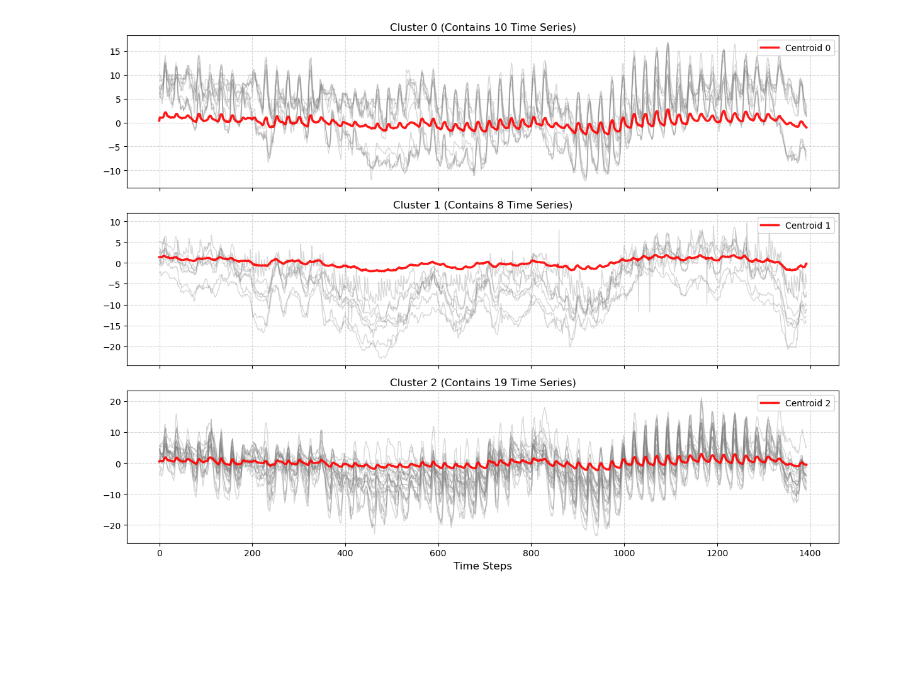
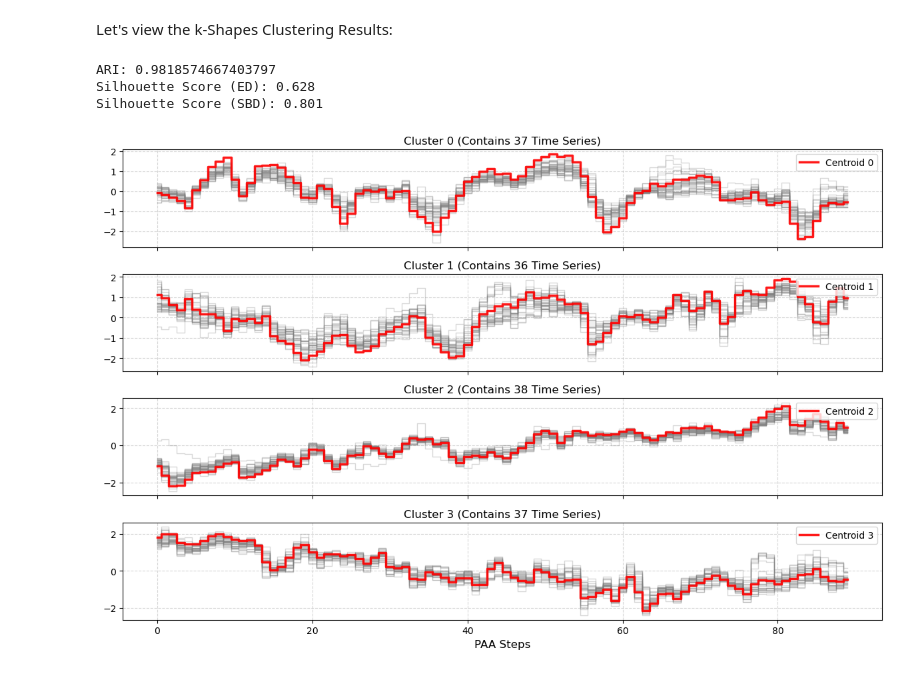
Before and after one commit to moritzspuehler/unibz-tsa-lecture-examples, a Jupyter notebook: tsa08_clustering.ipynb, the cells around one changed output. Drawn from its saved outputs; the diff is of its cells as text; code cells hidden in the pictures; blank space fills up the shorter version.

```diff
--- a/tsa08_clustering.ipynb
+++ b/tsa08_clustering.ipynb
@@ -43,14 +232,14 @@ df_temp
 def kmeans(data, k_clusters):
     n_samples, n_features = data.shape
 
-    centroids = data[:k_clusters].copy().astype(float)
+    random_indices = np.random.choice(n_samples, k_clusters, replace=False)
+    centroids = data[random_indices].copy().astype(float)
     weights = np.ones(k_clusters, dtype=int)
 
     for i in range(k_clusters, n_samples):
         candidate = data[i]
 
         distances = np.linalg.norm(centroids - candidate, axis=1)
-
         idx = np.argmin(distances)
 
         centroids[idx] = (centroids[idx] * weights[idx] + candidate) / (weights[idx] + 1)
@@ -62,8 +251,3 @@ def kmeans(data, k_clusters):
         labels[i] = np.argmin(distances)
 
     return labels, centroids
-# %%
-k = 3
-X = df_temp.values.astype(float)
-
-cluster_labels, centroids = kmeans(zscore(X.T, axis=1), 3)
@@ -148,29 +396,34 @@ def shape_extraction(time_series_array, reference_time_series):
 # %%
-def kshape(time_series_array, k_clusters):
+def kshape(time_series_array, k_clusters, random_seed=256):
     n_time_series, n_time_points = time_series_array.shape
     iter = 0
+    random_state = np.random.RandomState(random_seed) # For Showcasing!!
 
+    # 1: Initialize k centroids and clusters
     centroids = np.zeros((k_clusters, n_time_points))
 
-    cluster_assignments = np.random.randint(0, k_clusters, n_time_series)
+    cluster_assignments = random_state.randint(0, k_clusters, n_time_series)
     cluster_assignments_new = cluster_assignments.copy() - 1
 
+    # 2: Start clustering
     while not np.equal(cluster_assignments, cluster_assignments_new).all() and iter < 100:
         cluster_assignments_new = cluster_assignments.copy()
 
+        # 2.1: Update centroids
         for j in range (k_clusters):
             if np.all(centroids[j] == 0):
-                reference = time_series_array[np.random.randint(0, len(time_series_array))]
+                reference = time_series_array[random_state.randint(0, len(time_series_array))]
             else:
                 reference = centroids[j]
 
             centroids[j] = shape_extraction(time_series_array[cluster_assignments == j], reference)
 
+        # 2.2: Resort time series to updated centroids
         for i in range(n_time_series):
             mindist = np.inf
 
             for j in range(k_clusters):
-                dist, _ = shape_based_distance(centroids[j], time_series_array[i])
+                dist = shape_based_distance(centroids[j], time_series_array[i])
 
                 if dist < mindist:
                     mindist = dist
@@ -187,31 +445,42 @@ cluster_labels, centroids = kshape(zscore(X.T, axis=1), k)
+# %% [markdown]
+Let's view the k-Shapes Clustering Results:
 # %%
-fig, axs = plt.subplots(k, 1, figsize=(12, 3 * k), sharex=True)
+k = 4
+kshape_labels, kshape_centroids = kshape(cluster_paa, k)
+
+print(f"ARI: {adjusted_rand_score(cluster_data_labels, kshape_labels)}")
+print(f"Silhouette Score (ED): {silhouette_score(cluster_paa, kshape_labels, metric="euclidean"):.3f}")
+print(f"Silhouette Score (SBD): {silhouette_score(cluster_paa, kshape_labels, metric=shape_based_distance):.3f}")
+
+# Plot clustering
+fig, axs = plt.subplots(k, 1, figsize=(12, 2 * k), sharex=True)
 
 for cluster_id in range(k):
     # Find the indices of all time series assigned to the current cluster
-    assigned_indices = np.where(cluster_labels == cluster_id)[0]
+    assigned_indices = np.where(kshape_labels == cluster_id)[0]
 
     # Select a specific subplot axis
     ax = axs[cluster_id]
 
     # Plot all individual time series belonging to this cluster in a faint gray color
-    # Slicing with [:, :, 0] flattens the tslearn 3D structure back to 2D for plotting
     for idx in assigned_indices:
-        ax.plot(X.T[idx, :], color='gray', alpha=0.3, linewidth=1)
+        ax.step(np.arange(0, n_paa_segments), cluster_paa[idx, :], color='gray', alpha=0.3, linewidth=1, where="mid")
 
     # Overlay the Cluster Centroid (the average representative shape) in bold red
-    ax.plot(centroids[cluster_id, :], color='red', alpha=0.9, linewidth=2.5,
-            label=f'Centroid {cluster_id}')
+    ax.step(np.arange(0, n_paa_segments), kshape_centroids[cluster_id, :], where="mid", color='red', alpha=0.9, linewidth=2.5, label=f'Centroid {cluster_id}')
 
     # Aesthetic adjustments
     ax.set_title(f'Cluster {cluster_id} (Contains {len(assigned_indices)} Time Series)', fontsize=12)
     ax.grid(True, linestyle='--', alpha=0.5)
     ax.legend(loc='upper right')
 
 # Set a shared X-axis label at the bottom
-plt.xlabel('Time Steps', fontsize=12)
+plt.xlabel('PAA Steps', fontsize=12)
 plt.tight_layout()
 plt.show()
 # %% [output]
+ARI: 0.9818574667403797
+Silhouette Score (ED): 0.628
+Silhouette Score (SBD): 0.801
-[figure, old version]
+[figure, new version]
 # %% [markdown]
```
Also changed, not shown: parts of 58 cells of this notebook.
